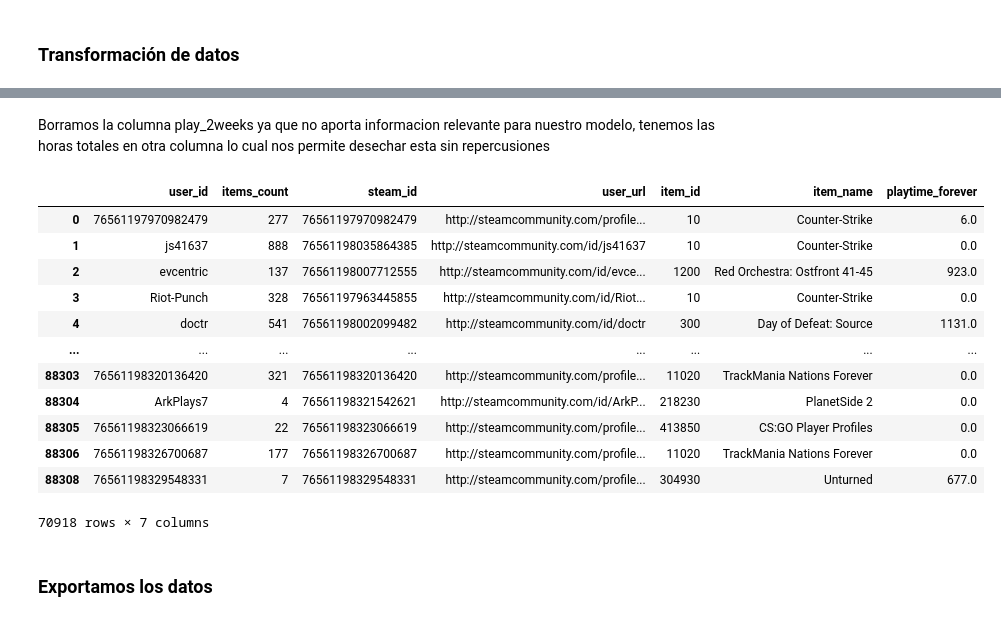
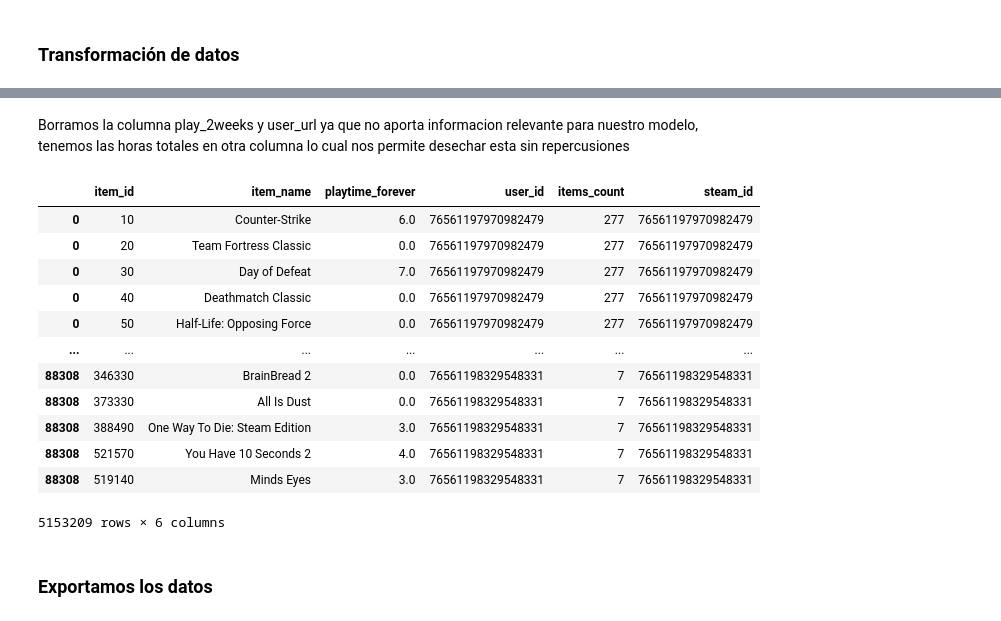
Before and after one commit to MaximilianoTauil/Individual_Proyecto, a Jupyter notebook: Notebooks/ETL_user.ipynb, the cells around one changed output, grey strips where cells are left out. Drawn from its saved outputs; the diff is of its cells as text; code cells hidden in the pictures.

```diff
--- a/Notebooks/ETL_user.ipynb
+++ b/Notebooks/ETL_user.ipynb
@@ -15,7 +15,9 @@ with open('../datasets/australian_users_items.json',encoding='utf-8') as r:
     for lines in r.readlines():
         filas.append(ast.literal_eval(lines))
 
-
 data_items = pd.DataFrame(filas)
-data_items
+data_items_1 = data_items.explode(['items'])
+data_item_2 = pd.json_normalize(data_items_1['items']).set_index(data_items_1['items'].index)
+data_items3= pd.concat([data_item_2, data_items_1], axis=1)
+data_items3
 # %% [output]
@@ -83,4 +67,2 @@ data_desanidado
 # %%
-data_items = pd.concat([data_items,data_desanidado],axis=1)
-data_items = data_items.drop(columns='items',axis=1)
-data_items
+data_items3 = data_items3.drop(columns='items',axis=1)
@@ -131,6 +99,6 @@ filas_con_nulos
 16806 rows × 8 columns
 # %%
-data_items = data_items.dropna(subset=['item_id','item_name','playtime_forever','playtime_2weeks'])
-Herr.analizar_datos(data_items)
+data_items3 = data_items3.dropna(subset=['item_id','item_name','playtime_forever','playtime_2weeks'])
+Herr.analizar_datos(data_items3)
 # %% [output]
 |  | Nombre | Tipos de Datos Únicos | % de Valores No Nulos | % de Valores Nulos | Cantidad de Valores Nulos |
@@ -171,22 +132,22 @@ data_items
 # %% [markdown]
-Borramos la columna play_2weeks ya que no aporta informacion relevante para nuestro modelo, tenemos las horas totales en otra columna lo cual nos permite desechar esta sin repercusiones
+Borramos la columna play_2weeks y user_url ya que no aporta informacion relevante para nuestro modelo, tenemos las horas totales en otra columna lo cual nos permite desechar esta sin repercusiones
 # %%
-data_items = data_items.drop(columns='playtime_2weeks',axis=1)
-data_items
+data_items3 = data_items3.drop(columns=['playtime_2weeks','user_url'],axis=1)
+data_items3
 # %% [output]
-|  | user_id | items_count | steam_id | user_url | item_id | item_name | playtime_forever |
-| 0 | 76561197970982479 | 277 | 76561197970982479 | http://steamcommunity.com/profile... | 10 | Counter-Strike | 6.0 |
-| 1 | js41637 | 888 | 76561198035864385 | http://steamcommunity.com/id/js41637 | 10 | Counter-Strike | 0.0 |
-| 2 | evcentric | 137 | 76561198007712555 | http://steamcommunity.com/id/evce... | 1200 | Red Orchestra: Ostfront 41-45 | 923.0 |
-| 3 | Riot-Punch | 328 | 76561197963445855 | http://steamcommunity.com/id/Riot... | 10 | Counter-Strike | 0.0 |
-| 4 | doctr | 541 | 76561198002099482 | http://steamcommunity.com/id/doctr | 300 | Day of Defeat: Source | 1131.0 |
-| ... | ... | ... | ... | ... | ... | ... | ... |
-| 88303 | 76561198320136420 | 321 | 76561198320136420 | http://steamcommunity.com/profile... | 11020 | TrackMania Nations Forever | 0.0 |
-| 88304 | ArkPlays7 | 4 | 76561198321542621 | http://steamcommunity.com/id/ArkP... | 218230 | PlanetSide 2 | 0.0 |
-| 88305 | 76561198323066619 | 22 | 76561198323066619 | http://steamcommunity.com/profile... | 413850 | CS:GO Player Profiles | 0.0 |
-| 88306 | 76561198326700687 | 177 | 76561198326700687 | http://steamcommunity.com/profile... | 11020 | TrackMania Nations Forever | 0.0 |
-| 88308 | 76561198329548331 | 7 | 76561198329548331 | http://steamcommunity.com/profile... | 304930 | Unturned | 677.0 |
+|  | item_id | item_name | playtime_forever | user_id | items_count | steam_id |
+| 0 | 10 | Counter-Strike | 6.0 | 76561197970982479 | 277 | 76561197970982479 |
+| 0 | 20 | Team Fortress Classic | 0.0 | 76561197970982479 | 277 | 76561197970982479 |
+| 0 | 30 | Day of Defeat | 7.0 | 76561197970982479 | 277 | 76561197970982479 |
+| 0 | 40 | Deathmatch Classic | 0.0 | 76561197970982479 | 277 | 76561197970982479 |
+| 0 | 50 | Half-Life: Opposing Force | 0.0 | 76561197970982479 | 277 | 76561197970982479 |
+| ... | ... | ... | ... | ... | ... | ... |
+| 88308 | 346330 | BrainBread 2 | 0.0 | 76561198329548331 | 7 | 76561198329548331 |
+| 88308 | 373330 | All Is Dust | 0.0 | 76561198329548331 | 7 | 76561198329548331 |
+| 88308 | 388490 | One Way To Die: Steam Edition | 3.0 | 76561198329548331 | 7 | 76561198329548331 |
+| 88308 | 521570 | You Have 10 Seconds 2 | 4.0 | 76561198329548331 | 7 | 76561198329548331 |
+| 88308 | 519140 | Minds Eyes | 3.0 | 76561198329548331 | 7 | 76561198329548331 |
-70918 rows × 7 columns
+5153209 rows × 6 columns
 # %% [markdown]
 ### Exportamos los datos
 # %%
```
Also changed, not shown: parts of 11 cells of this notebook, 4 other files.
